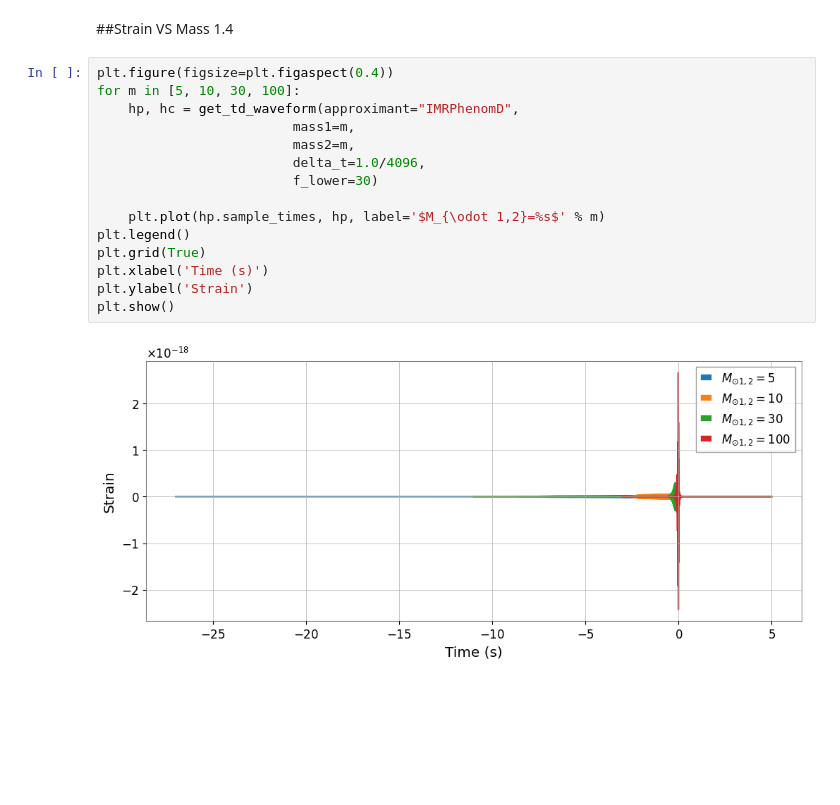
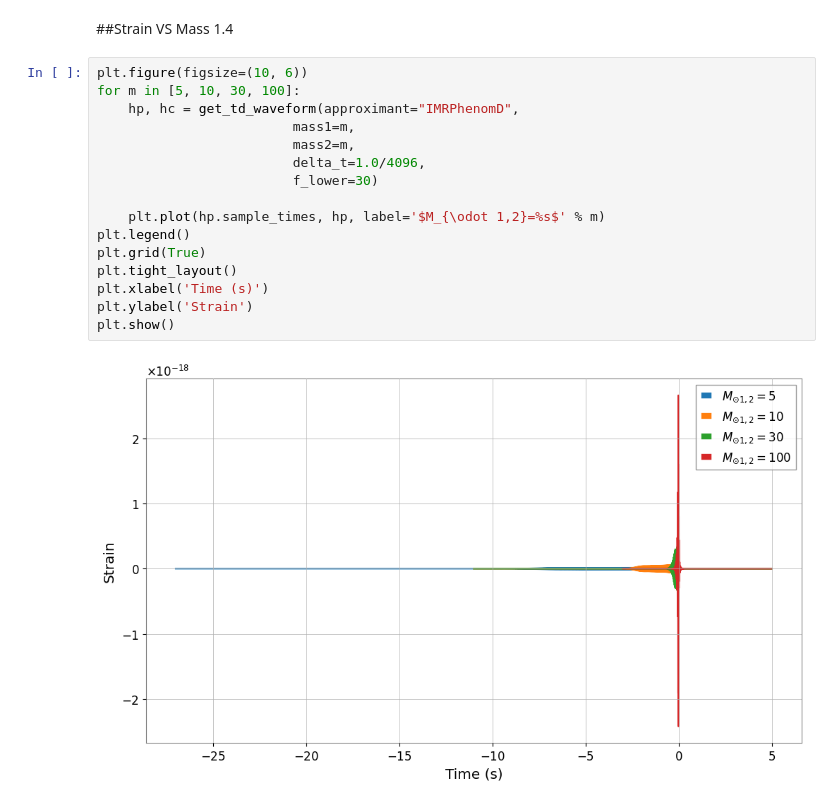
Before and after one commit to MrBenjaminHolmes/Gravitational-Waves, a Jupyter notebook: GWpy.ipynb, the cells around one changed output. Cells and saved outputs as stored; diff of their text form; blank space fills up the shorter version.

```diff
--- a/GWpy.ipynb
+++ b/GWpy.ipynb
@@ -116,19 +116,20 @@ Reading data... [Done]
 # %% [markdown]
 ##Strain VS Mass 1.4
 # %%
-plt.figure(figsize=plt.figaspect(0.4))
+plt.figure(figsize=(10, 6))
 for m in [5, 10, 30, 100]:
     hp, hc = get_td_waveform(approximant="IMRPhenomD",
                          mass1=m,
                          mass2=m,
                          delta_t=1.0/4096,
                          f_lower=30)
 
     plt.plot(hp.sample_times, hp, label='$M_{\odot 1,2}=%s$' % m)
 plt.legend()
 plt.grid(True)
+plt.tight_layout()
 plt.xlabel('Time (s)')
 plt.ylabel('Strain')
 plt.show()
 # %% [output]
-[figure, old version]
+[figure, new version]
```
